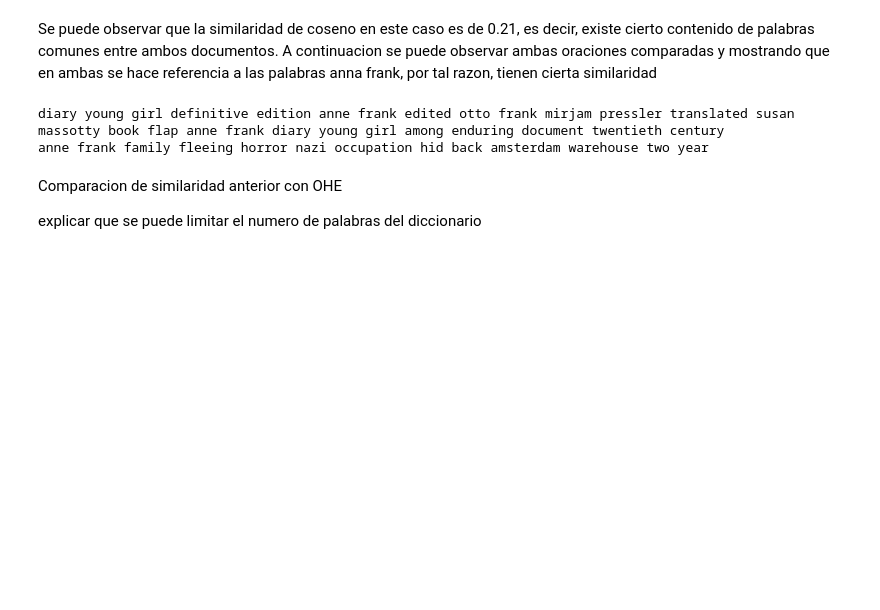
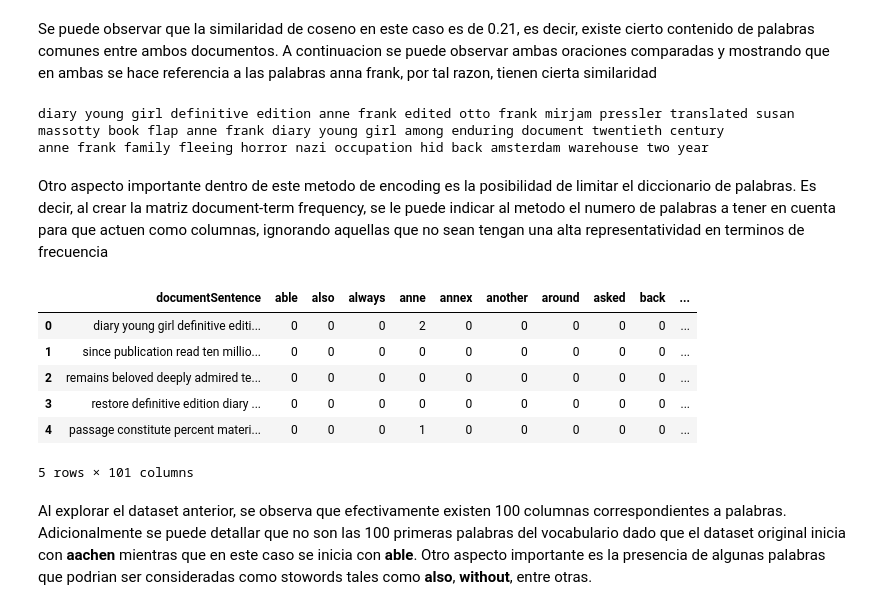
Before and after one commit to j220493/Word-Embedding, a Jupyter notebook: main.ipynb, the cells around one changed output. Cells and saved outputs as stored; diff of their text form; code cells hidden in the pictures; blank space fills up the shorter version.

Commit message:
Se calcula similaridad con encoding de palabras mas frecuentes

```diff
--- a/main.ipynb
+++ b/main.ipynb
@@ -266,8 +267,23 @@ print(df.iloc[9, 0])
 # %% [output]
 diary young girl definitive edition anne frank edited otto frank mirjam pressler translated susan massotty book flap anne frank diary young girl among enduring document twentieth century
 anne frank family fleeing horror nazi occupation hid back amsterdam warehouse two year
-# %% [markdown]
-
-Comparacion de similaridad anterior con OHE
-
-explicar que se puede limitar el numero de palabras del diccionario
+# %% [markdown]
+Otro aspecto importante dentro de este metodo de encoding es la posibilidad de limitar el diccionario de palabras. Es decir, al crear la matriz document-term frequency, se le puede indicar al metodo el numero de palabras a tener en cuenta para que actuen como columnas, ignorando aquellas que no sean tengan una alta representatividad en terminos de frecuencia
+# %%
+# Creando encoder de frecuencia 100 palabras mas comunes
+df2 = pd.DataFrame(list(zip(corpusPro)), columns=['documentSentence'])
+CV2 = CountVectorizer(max_features=100)
+CVEmbeddings2 = CV2.fit_transform(df2['documentSentence'])
+CVEmbeddings2 = pd.DataFrame(CVEmbeddings2.toarray(), columns=CV2.get_feature_names_out())
+df2 = pd.concat([df2.reset_index(drop=True), CVEmbeddings2.reset_index(drop=True)], axis=1, ignore_index=False)
+df2.head()
+# %% [output]
+|  | documentSentence | able | also | always | anne | annex | another | around | asked | back | ... |
+| 0 | diary young girl definitive editi... | 0 | 0 | 0 | 2 | 0 | 0 | 0 | 0 | 0 | ... |
+| 1 | since publication read ten millio... | 0 | 0 | 0 | 0 | 0 | 0 | 0 | 0 | 0 | ... |
+| 2 | remains beloved deeply admired te... | 0 | 0 | 0 | 0 | 0 | 0 | 0 | 0 | 0 | ... |
+| 3 | restore definitive edition diary ... | 0 | 0 | 0 | 0 | 0 | 0 | 0 | 0 | 0 | ... |
+| 4 | passage constitute percent materi... | 0 | 0 | 0 | 1 | 0 | 0 | 0 | 0 | 0 | ... |
+5 rows × 101 columns
+# %% [markdown]
+Al explorar el dataset anterior, se observa que efectivamente existen 100 columnas correspondientes a palabras. Adicionalmente se puede detallar que no son las 100 primeras palabras del vocabulario dado que el dataset original inicia con **aachen** mientras que en este caso se inicia con **able**. Otro aspecto importante es la presencia de algunas palabras que podrian ser consideradas como stowords tales como **also**, **without**, entre otras.
```
Also changed, not shown: parts of 5 cells of this notebook.
